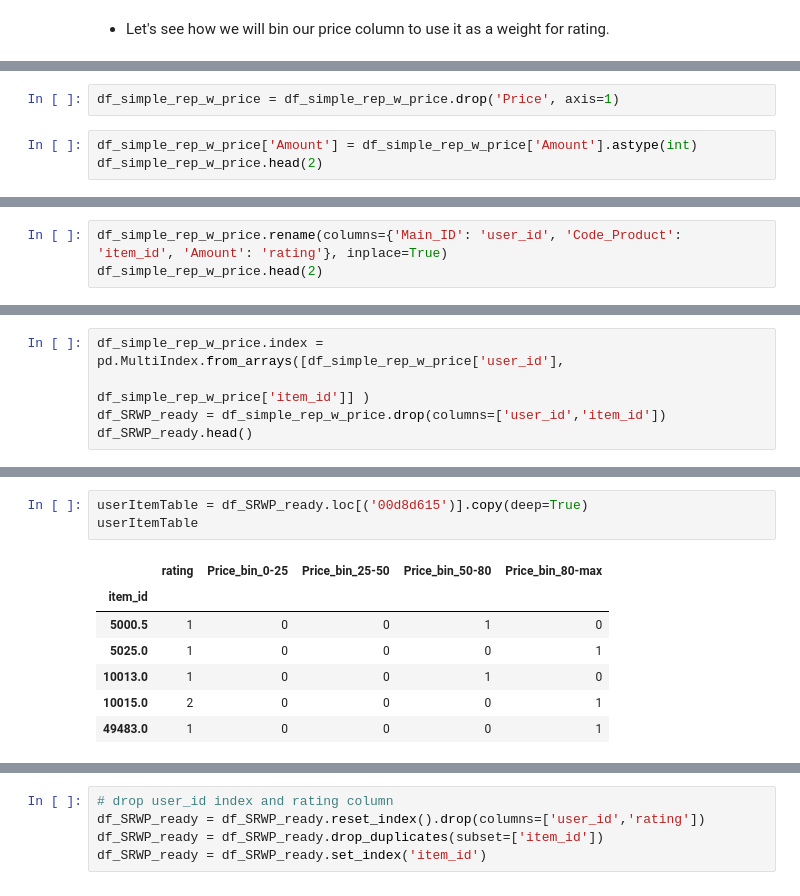
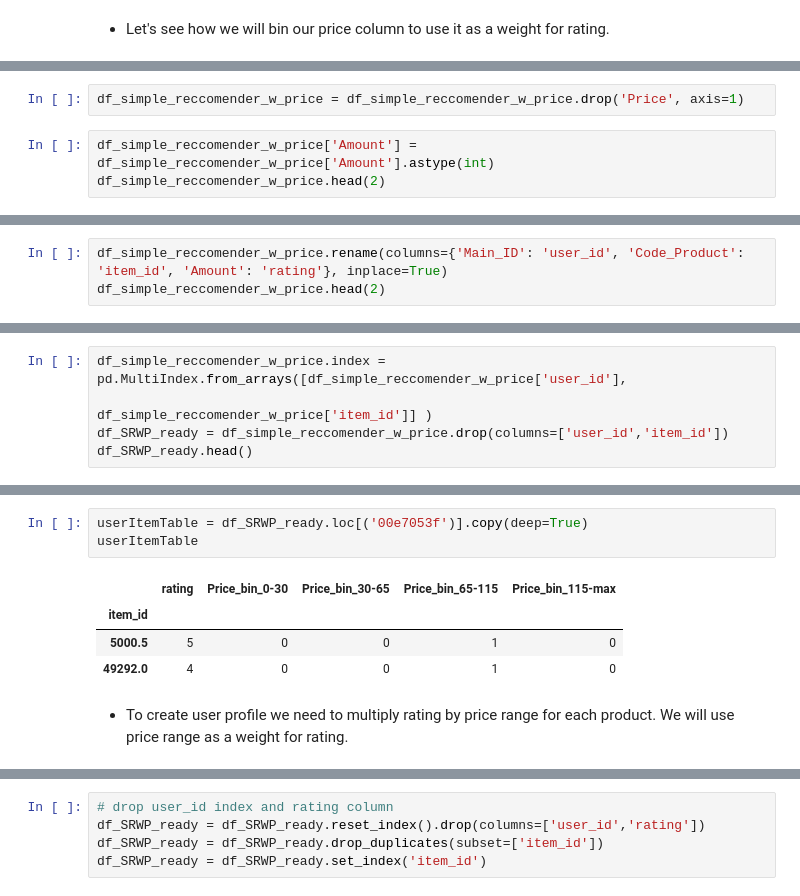
Before and after one commit to Folongton/Recommendation_Engine, a Jupyter notebook: Recommendation_System.ipynb, the cells around one changed output, grey strips where cells are left out. Saved outputs shown, nothing was run; the diff lists cells and outputs as text.

```diff
--- a/Recommendation_System.ipynb
+++ b/Recommendation_System.ipynb
@@ -222,6 +272,6 @@ df_simple_rep_w_price['Price_bin_80-max'] = df_simple_rep_w_price['Price'].apply
 # %%
-df_simple_rep_w_price = df_simple_rep_w_price.drop('Price', axis=1)
+df_simple_reccomender_w_price = df_simple_reccomender_w_price.drop('Price', axis=1)
 # %%
-df_simple_rep_w_price['Amount'] = df_simple_rep_w_price['Amount'].astype(int)
-df_simple_rep_w_price.head(2)
+df_simple_reccomender_w_price['Amount'] = df_simple_reccomender_w_price['Amount'].astype(int)
+df_simple_reccomender_w_price.head(2)
 # %% [output]
@@ -231,4 +281,4 @@ df_simple_rep_w_price.head(2)
 # %%
-df_simple_rep_w_price.rename(columns={'Main_ID': 'user_id', 'Code_Product': 'item_id', 'Amount': 'rating'}, inplace=True)
-df_simple_rep_w_price.head(2)
+df_simple_reccomender_w_price.rename(columns={'Main_ID': 'user_id', 'Code_Product': 'item_id', 'Amount': 'rating'}, inplace=True)
+df_simple_reccomender_w_price.head(2)
 # %% [output]
@@ -253,6 +305,6 @@ df_simple_rep_w_price.head()
 # %%
-df_simple_rep_w_price.index = pd.MultiIndex.from_arrays([df_simple_rep_w_price['user_id'],
-                                                        df_simple_rep_w_price['item_id']] )
-df_SRWP_ready = df_simple_rep_w_price.drop(columns=['user_id','item_id'])
+df_simple_reccomender_w_price.index = pd.MultiIndex.from_arrays([df_simple_reccomender_w_price['user_id'],
+                                                                df_simple_reccomender_w_price['item_id']] )
+df_SRWP_ready = df_simple_reccomender_w_price.drop(columns=['user_id','item_id'])
 df_SRWP_ready.head()
 # %% [output]
@@ -266,14 +331,13 @@ df_SRWP_ready.head()
 # %%
-userItemTable = df_SRWP_ready.loc[('00d8d615')].copy(deep=True)
+userItemTable = df_SRWP_ready.loc[('00e7053f')].copy(deep=True)
 userItemTable
 # %% [output]
-|  | rating | Price_bin_0-25 | Price_bin_25-50 | Price_bin_50-80 | Price_bin_80-max |
+|  | rating | Price_bin_0-30 | Price_bin_30-65 | Price_bin_65-115 | Price_bin_115-max |
 | item_id |  |  |  |  |  |
-| 5000.5 | 1 | 0 | 0 | 1 | 0 |
-| 5025.0 | 1 | 0 | 0 | 0 | 1 |
-| 10013.0 | 1 | 0 | 0 | 1 | 0 |
-| 10015.0 | 2 | 0 | 0 | 0 | 1 |
-| 49483.0 | 1 | 0 | 0 | 0 | 1 |
+| 5000.5 | 5 | 0 | 0 | 1 | 0 |
+| 49292.0 | 4 | 0 | 0 | 1 | 0 |
+# %% [markdown]
+* To create user profile  we need to multiply rating by price range for each product. We will use price range as a weight for rating.
 # %%
 userPriceBinColumns = [col for col in userItemTable.columns if 'Price_bin' in col]
 userProfile = userItemTable[userPriceBinColumns].transpose().dot(userItemTable['rating'])
```
Also changed, not shown: parts of 52 cells of this notebook.
